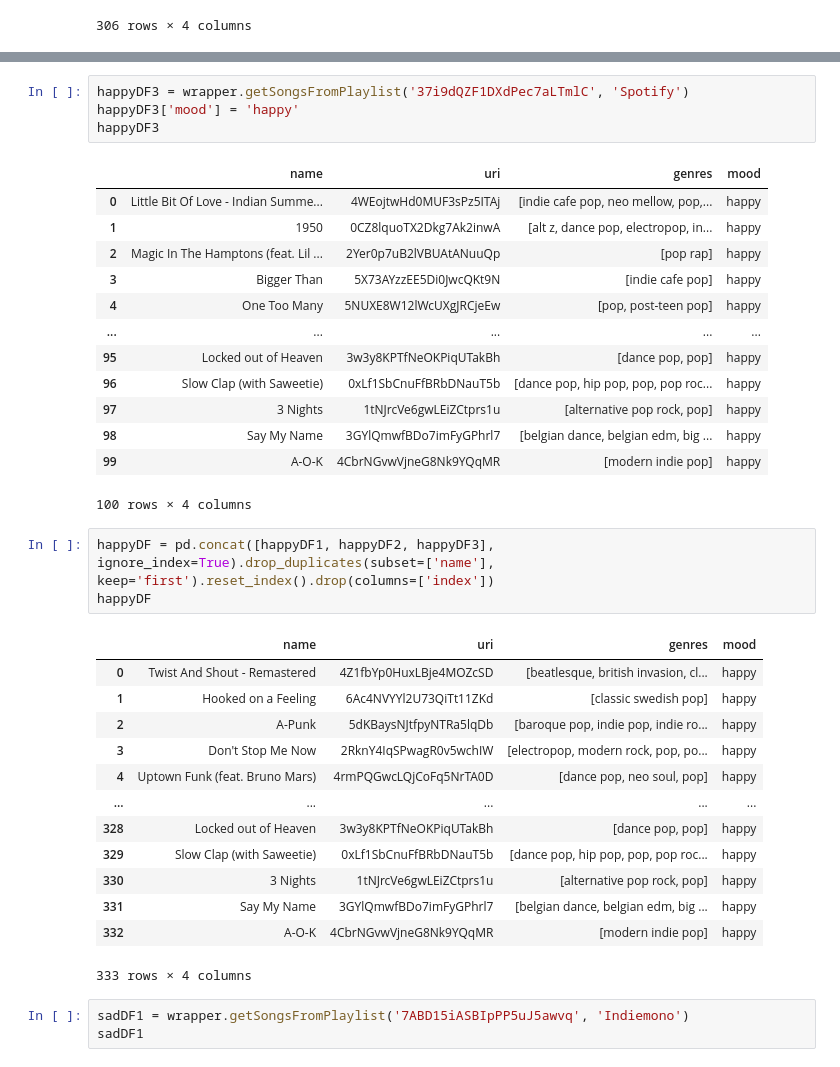
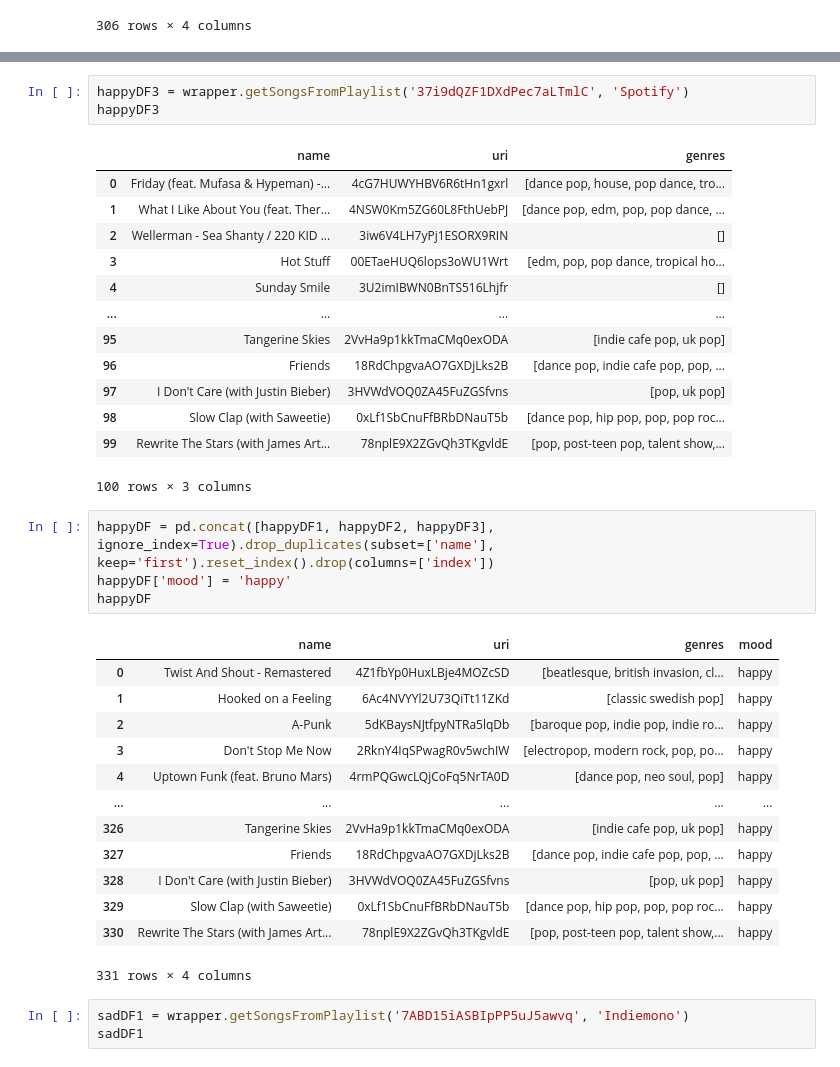
Before and after one commit to michaelmoschitto/AISongRecommender, a Jupyter notebook: AISongRecommenderMike.ipynb, the cells around one changed output, grey strips where cells are left out. Drawn from its saved outputs; the diff is of its cells as text.

```diff
--- a/AISongRecommenderMike.ipynb
+++ b/AISongRecommenderMike.ipynb
@@ -157,23 +153,23 @@ happyDF2
 # %%
 happyDF3 = wrapper.getSongsFromPlaylist('37i9dQZF1DXdPec7aLTmlC', 'Spotify')
-happyDF3['mood'] = 'happy'
 happyDF3
 # %% [output]
-|  | name | uri | genres | mood |
-| 0 | Little Bit Of Love - Indian Summe... | 4WEojtwHd0MUF3sPz5ITAj | [indie cafe pop, neo mellow, pop,... | happy |
-| 1 | 1950 | 0CZ8lquoTX2Dkg7Ak2inwA | [alt z, dance pop, electropop, in... | happy |
-| 2 | Magic In The Hamptons (feat. Lil ... | 2Yer0p7uB2lVBUAtANuuQp | [pop rap] | happy |
-| 3 | Bigger Than | 5X73AYzzEE5Di0JwcQKt9N | [indie cafe pop] | happy |
-| 4 | One Too Many | 5NUXE8W12lWcUXgJRCjeEw | [pop, post-teen pop] | happy |
-| ... | ... | ... | ... | ... |
-| 95 | Locked out of Heaven | 3w3y8KPTfNeOKPiqUTakBh | [dance pop, pop] | happy |
-| 96 | Slow Clap (with Saweetie) | 0xLf1SbCnuFfBRbDNauT5b | [dance pop, hip pop, pop, pop roc... | happy |
-| 97 | 3 Nights | 1tNJrcVe6gwLEiZCtprs1u | [alternative pop rock, pop] | happy |
-| 98 | Say My Name | 3GYlQmwfBDo7imFyGPhrl7 | [belgian dance, belgian edm, big ... | happy |
-| 99 | A-O-K | 4CbrNGvwVjneG8Nk9YQqMR | [modern indie pop] | happy |
+|  | name | uri | genres |
+| 0 | Friday (feat. Mufasa & Hypeman) -... | 4cG7HUWYHBV6R6tHn1gxrl | [dance pop, house, pop dance, tro... |
+| 1 | What I Like About You (feat. Ther... | 4NSW0Km5ZG60L8FthUebPJ | [dance pop, edm, pop, pop dance, ... |
+| 2 | Wellerman - Sea Shanty / 220 KID ... | 3iw6V4LH7yPj1ESORX9RIN | [] |
+| 3 | Hot Stuff | 00ETaeHUQ6lops3oWU1Wrt | [edm, pop, pop dance, tropical ho... |
+| 4 | Sunday Smile | 3U2imIBWN0BnTS516Lhjfr | [] |
+| ... | ... | ... | ... |
+| 95 | Tangerine Skies | 2VvHa9p1kkTmaCMq0exODA | [indie cafe pop, uk pop] |
+| 96 | Friends | 18RdChpgvaAO7GXDjLks2B | [dance pop, indie cafe pop, pop, ... |
+| 97 | I Don't Care (with Justin Bieber) | 3HVWdVOQ0ZA45FuZGSfvns | [pop, uk pop] |
+| 98 | Slow Clap (with Saweetie) | 0xLf1SbCnuFfBRbDNauT5b | [dance pop, hip pop, pop, pop roc... |
+| 99 | Rewrite The Stars (with James Art... | 78nplE9X2ZGvQh3TKgvldE | [pop, post-teen pop, talent show,... |
-100 rows × 4 columns
+100 rows × 3 columns
 # %%
 happyDF = pd.concat([happyDF1, happyDF2, happyDF3], ignore_index=True).drop_duplicates(subset=['name'], keep='first').reset_index().drop(columns=['index'])
+happyDF['mood'] = 'happy'
 happyDF
 # %% [output]
 |  | name | uri | genres | mood |
@@ -183,12 +179,12 @@ happyDF
 | 3 | Don't Stop Me Now | 2RknY4IqSPwagR0v5wchIW | [electropop, modern rock, pop, po... | happy |
 | 4 | Uptown Funk (feat. Bruno Mars) | 4rmPQGwcLQjCoFq5NrTA0D | [dance pop, neo soul, pop] | happy |
 | ... | ... | ... | ... | ... |
-| 328 | Locked out of Heaven | 3w3y8KPTfNeOKPiqUTakBh | [dance pop, pop] | happy |
+| 326 | Tangerine Skies | 2VvHa9p1kkTmaCMq0exODA | [indie cafe pop, uk pop] | happy |
+| 327 | Friends | 18RdChpgvaAO7GXDjLks2B | [dance pop, indie cafe pop, pop, ... | happy |
+| 328 | I Don't Care (with Justin Bieber) | 3HVWdVOQ0ZA45FuZGSfvns | [pop, uk pop] | happy |
 | 329 | Slow Clap (with Saweetie) | 0xLf1SbCnuFfBRbDNauT5b | [dance pop, hip pop, pop, pop roc... | happy |
-| 330 | 3 Nights | 1tNJrcVe6gwLEiZCtprs1u | [alternative pop rock, pop] | happy |
-| 331 | Say My Name | 3GYlQmwfBDo7imFyGPhrl7 | [belgian dance, belgian edm, big ... | happy |
-| 332 | A-O-K | 4CbrNGvwVjneG8Nk9YQqMR | [modern indie pop] | happy |
+| 330 | Rewrite The Stars (with James Art... | 78nplE9X2ZGvQh3TKgvldE | [pop, post-teen pop, talent show,... | happy |
-333 rows × 4 columns
+331 rows × 4 columns
 # %%
 sadDF1 = wrapper.getSongsFromPlaylist('7ABD15iASBIpPP5uJ5awvq', 'Indiemono')
 sadDF1
```
Also changed, not shown: parts of 8 cells of this notebook, 4 other files.
